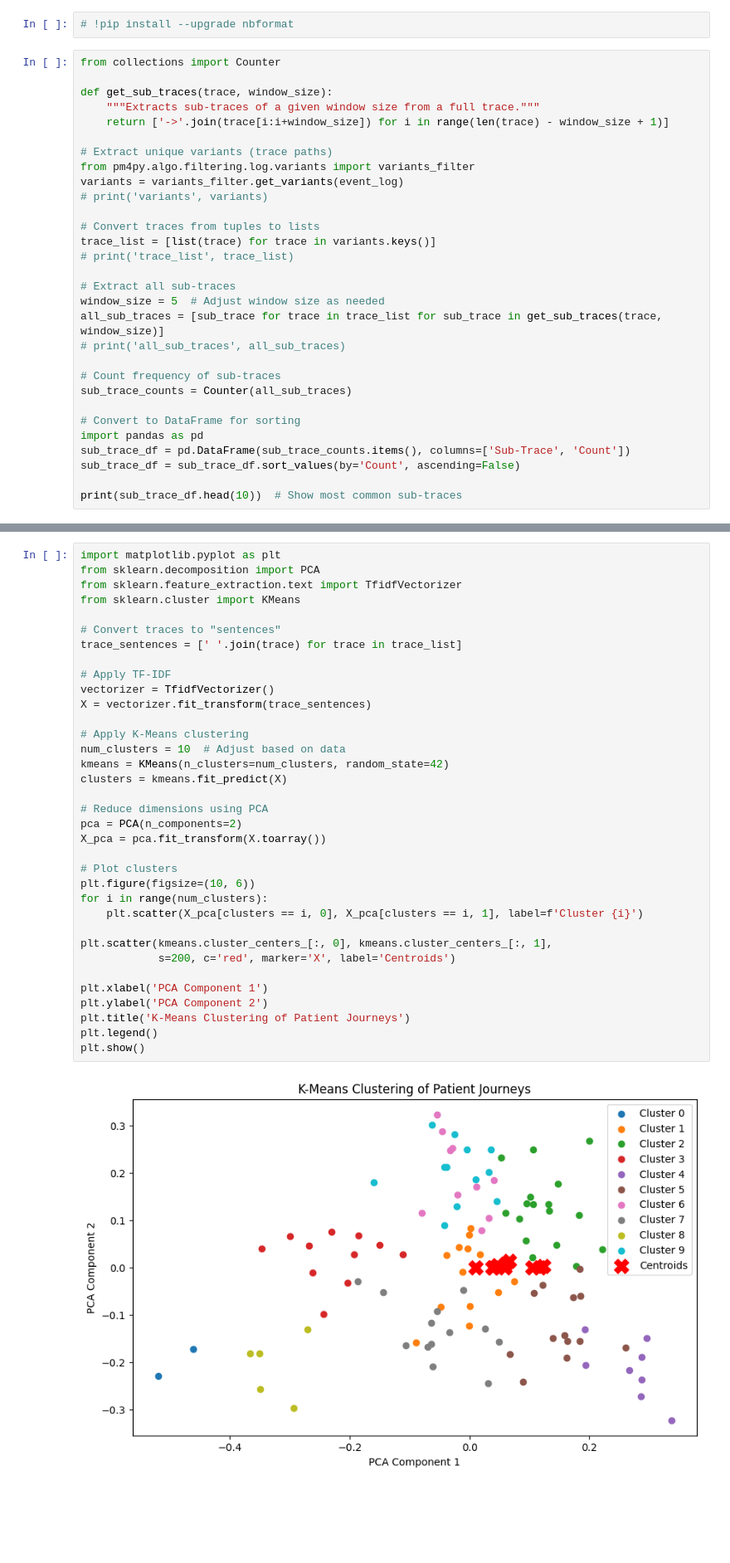
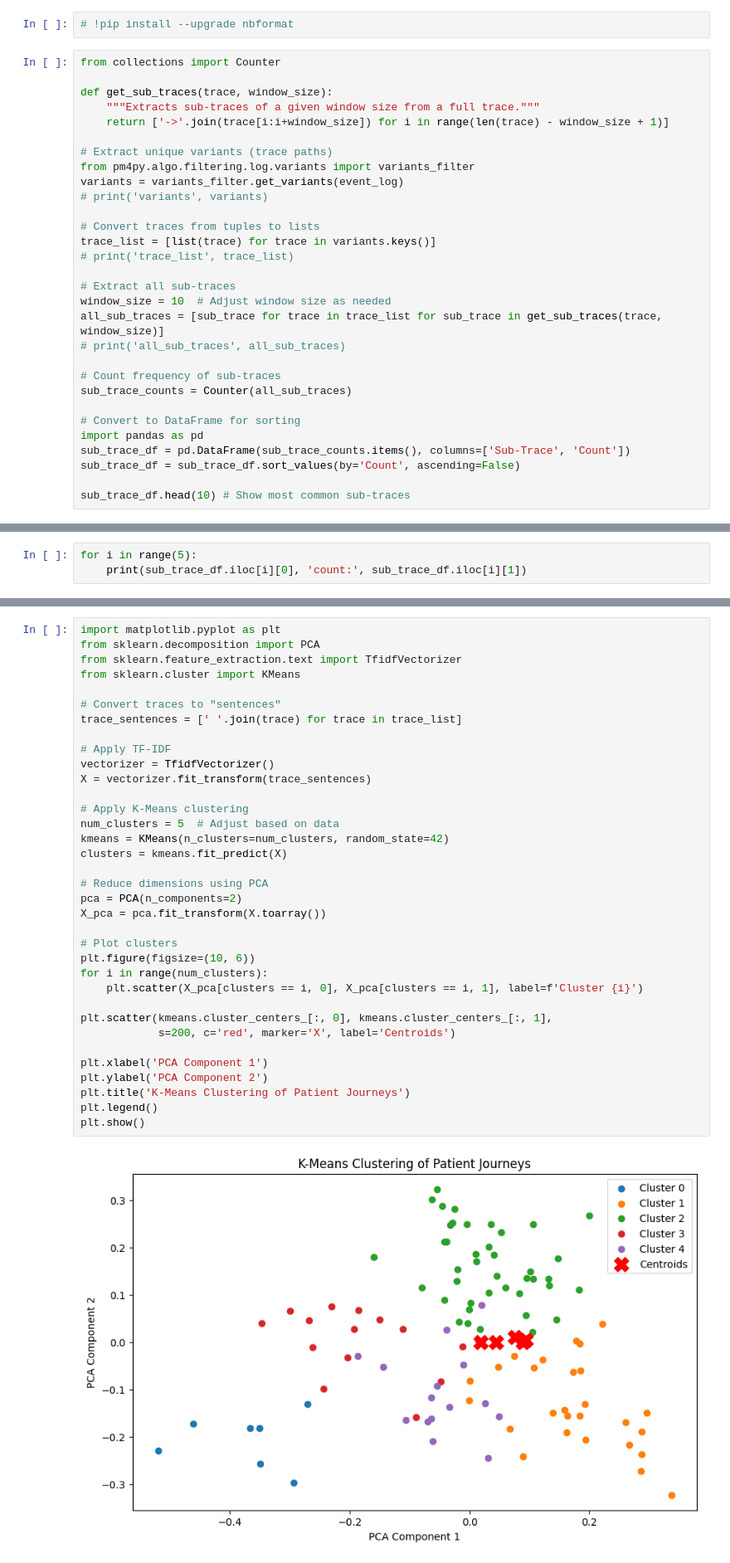
Before and after one commit to Yannique00/Master_Thesis, a Jupyter notebook: event logs pm.ipynb, the cells around one changed output, grey strips where cells are left out. Shown at 83% size. Cells and saved outputs as stored; diff of their text form; blank space fills up the shorter version.

```diff
--- a/event logs pm.ipynb
+++ b/event logs pm.ipynb
@@ -317,7 +317,7 @@ trace_list = [list(trace) for trace in variants.keys()]
 # print('trace_list', trace_list)
 
 # Extract all sub-traces
-window_size = 5  # Adjust window size as needed
+window_size = 10  # Adjust window size as needed
 all_sub_traces = [sub_trace for trace in trace_list for sub_trace in get_sub_traces(trace, window_size)]
 # print('all_sub_traces', all_sub_traces)
 
@@ -329,5 +329,5 @@ import pandas as pd
 sub_trace_df = pd.DataFrame(sub_trace_counts.items(), columns=['Sub-Trace', 'Count'])
 sub_trace_df = sub_trace_df.sort_values(by='Count', ascending=False)
 
-print(sub_trace_df.head(10))  # Show most common sub-traces
+sub_trace_df.head(10) # Show most common sub-traces
 # %% [output]
@@ -365,0 +351,3 @@ Series.__getitem__ treating keys as positions is deprecated. In a future version
+# %%
+for i in range(5):
+    print(sub_trace_df.iloc[i][0], 'count:', sub_trace_df.iloc[i][1])
@@ -450,35 +455,35 @@ from sklearn.cluster import KMeans
 
 # Convert traces to "sentences"
 trace_sentences = [' '.join(trace) for trace in trace_list]
 
 # Apply TF-IDF
 vectorizer = TfidfVectorizer()
 X = vectorizer.fit_transform(trace_sentences)
 
 # Apply K-Means clustering
-num_clusters = 10  # Adjust based on data
+num_clusters = 5  # Adjust based on data
 kmeans = KMeans(n_clusters=num_clusters, random_state=42)
 clusters = kmeans.fit_predict(X)
 
 # Reduce dimensions using PCA
 pca = PCA(n_components=2)
 X_pca = pca.fit_transform(X.toarray())
 
 # Plot clusters
 plt.figure(figsize=(10, 6))
 for i in range(num_clusters):
     plt.scatter(X_pca[clusters == i, 0], X_pca[clusters == i, 1], label=f'Cluster {i}')
 
 plt.scatter(kmeans.cluster_centers_[:, 0], kmeans.cluster_centers_[:, 1],
             s=200, c='red', marker='X', label='Centroids')
 
 plt.xlabel('PCA Component 1')
 plt.ylabel('PCA Component 2')
 plt.title('K-Means Clustering of Patient Journeys')
 plt.legend()
 plt.show()
 # %% [output]
-[figure, old version]
+[figure, new version]
 # %%
 from sklearn.manifold import TSNE
 
```
Also changed, not shown: parts of 10 cells of this notebook, 26 other files.
